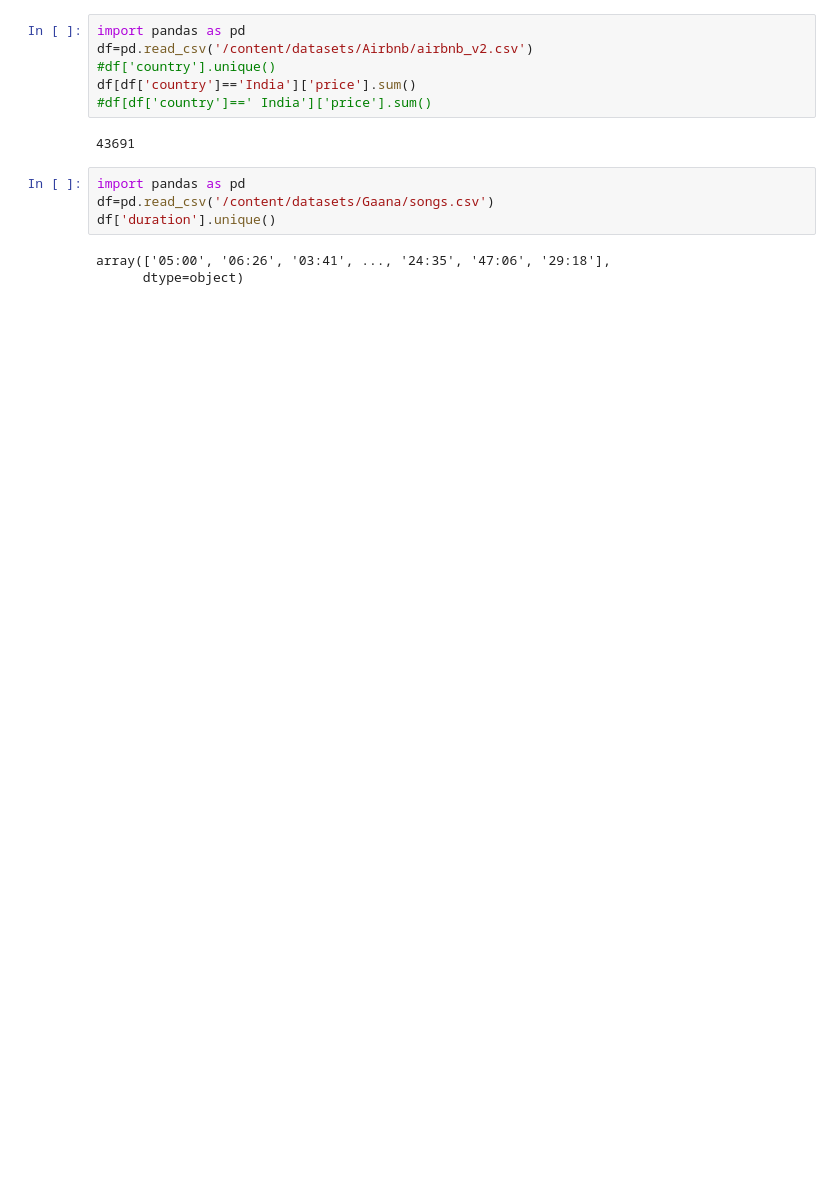
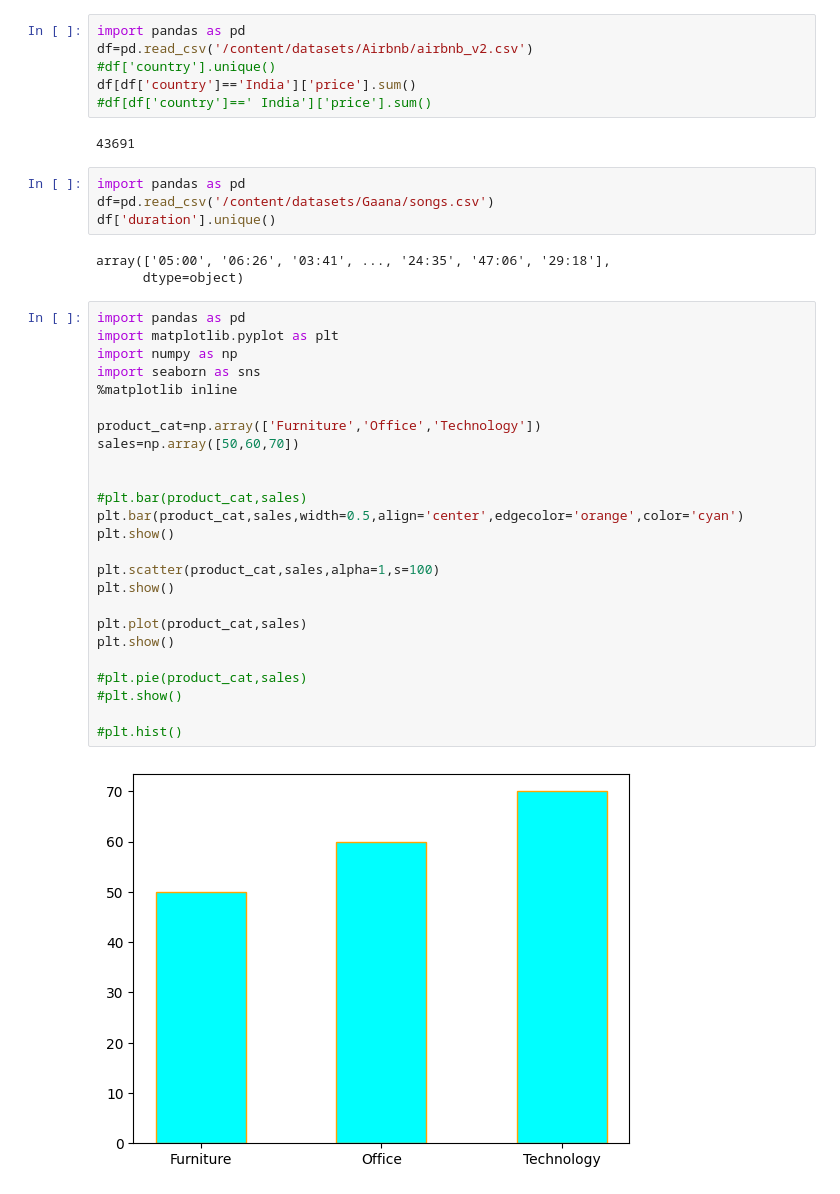
Before and after one commit to ganeshloke/ds_python, a Jupyter notebook: second.ipynb, the cells around one changed output. Cells and saved outputs as stored; diff of their text form; blank space fills up the shorter version.

```diff
--- a/second.ipynb
+++ b/second.ipynb
@@ -62,3 +62,30 @@ df['duration'].unique()
 # %% [output]
 array(['05:00', '06:26', '03:41', ..., '24:35', '47:06', '29:18'],
       dtype=object)
+# %%
+import pandas as pd
+import matplotlib.pyplot as plt
+import numpy as np
+import seaborn as sns
+%matplotlib inline
+
+product_cat=np.array(['Furniture','Office','Technology'])
+sales=np.array([50,60,70])
+
+
+#plt.bar(product_cat,sales)
+plt.bar(product_cat,sales,width=0.5,align='center',edgecolor='orange',color='cyan')
+plt.show()
+
+plt.scatter(product_cat,sales,alpha=1,s=100)
+plt.show()
+
+plt.plot(product_cat,sales)
+plt.show()
+
+#plt.pie(product_cat,sales)
+#plt.show()
+
+#plt.hist()
+# %% [output]
+[figure, added]
```
Also changed, not shown: parts of 4 cells of this notebook.
